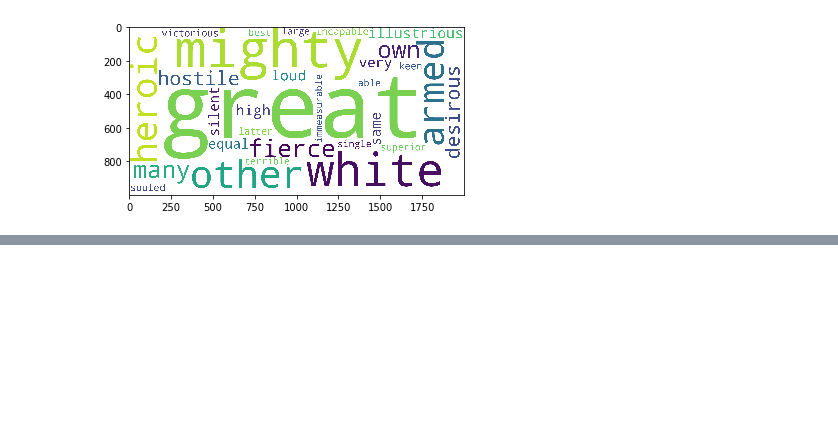
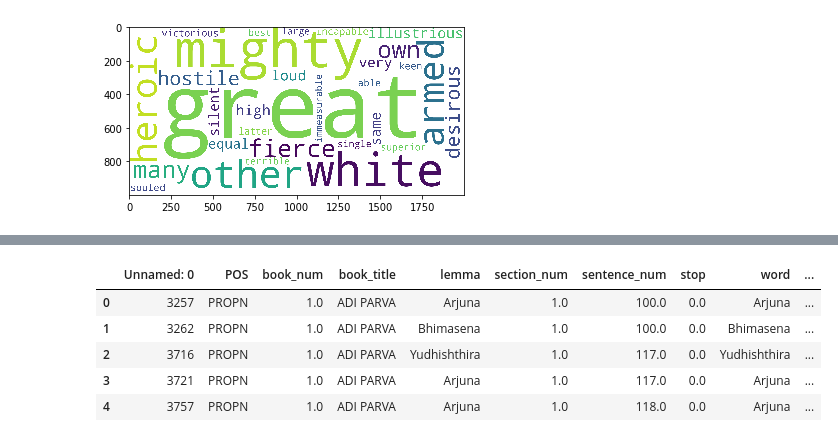
Before and after one commit to cruzer3008/Final-Year-Project, a Jupyter notebook: Maha_char_descrpn.ipynb, the cells around one changed output, grey strips where cells are left out. Cells and saved outputs as stored; diff of their text form; code cells hidden in the pictures; blank space fills up the shorter version.

```diff
--- a/Maha_char_descrpn.ipynb
+++ b/Maha_char_descrpn.ipynb
@@ -551,0 +562,11 @@ plt.imshow(wc)
+# %%
+df = pd.read_csv("arj_assoc.csv")
+# %%
+df.head()
+# %% [output]
+|  | Unnamed: 0 | POS | book_num | book_title | lemma | section_num | sentence_num | stop | word | ... |
+| 0 | 3257 | PROPN | 1.0 | ADI PARVA | Arjuna | 1.0 | 100.0 | 0.0 | Arjuna | ... |
+| 1 | 3262 | PROPN | 1.0 | ADI PARVA | Bhimasena | 1.0 | 100.0 | 0.0 | Bhimasena | ... |
+| 2 | 3716 | PROPN | 1.0 | ADI PARVA | Yudhishthira | 1.0 | 117.0 | 0.0 | Yudhishthira | ... |
+| 3 | 3721 | PROPN | 1.0 | ADI PARVA | Arjuna | 1.0 | 117.0 | 0.0 | Arjuna | ... |
+| 4 | 3757 | PROPN | 1.0 | ADI PARVA | Arjuna | 1.0 | 118.0 | 0.0 | Arjuna | ... |
```
Also changed, not shown: parts of 12 cells of this notebook, 1 other file.
